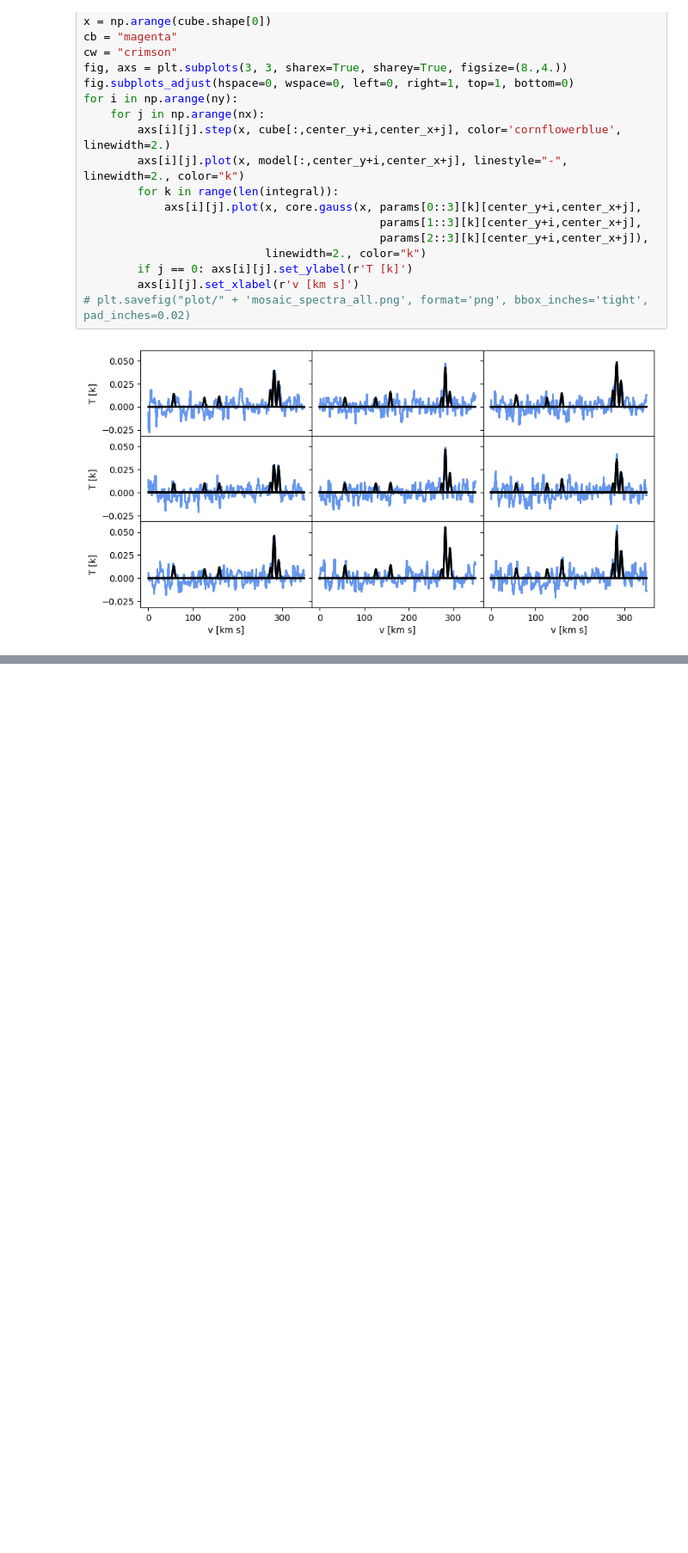
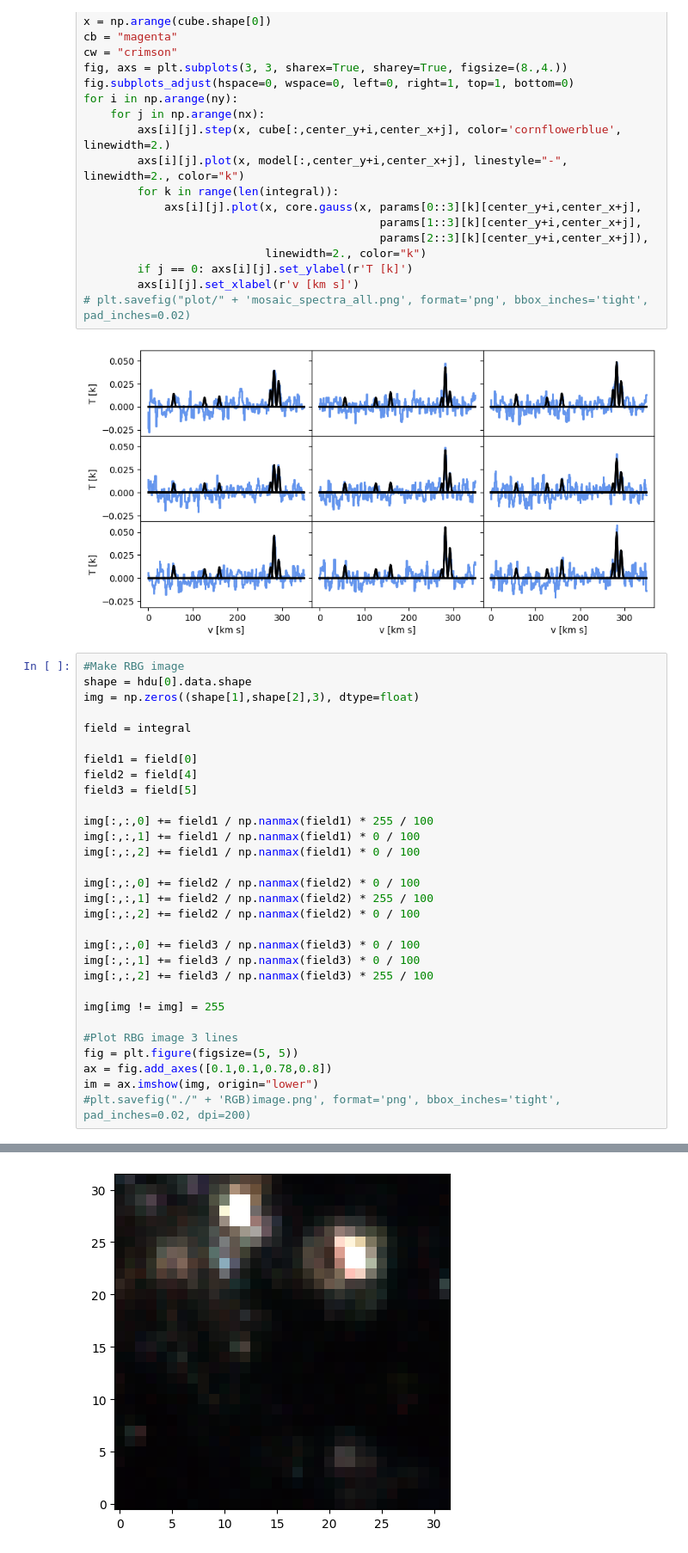
Before and after one commit to antoinemarchal/CAIRO, a Jupyter notebook: CAIRO_notebook.ipynb, the cells around one changed output, grey strips where cells are left out. Shown at 86% size. Cells and saved outputs as stored; diff of their text form; blank space fills up the shorter version.

```diff
--- a/CAIRO_notebook.ipynb
+++ b/CAIRO_notebook.ipynb
@@ -211,3 +211,34 @@ for i in np.arange(ny):
 # plt.savefig("plot/" + 'mosaic_spectra_all.png', format='png', bbox_inches='tight', pad_inches=0.02)
 # %% [output]
 [figure]
+# %%
+#Make RBG image
+shape = hdu[0].data.shape
+img = np.zeros((shape[1],shape[2],3), dtype=float)
+
+field = integral
+
+field1 = field[0]
+field2 = field[4]
+field3 = field[5]
+
+img[:,:,0] += field1 / np.nanmax(field1) * 255 / 100
+img[:,:,1] += field1 / np.nanmax(field1) * 0 / 100
+img[:,:,2] += field1 / np.nanmax(field1) * 0 / 100
+
+img[:,:,0] += field2 / np.nanmax(field2) * 0 / 100
+img[:,:,1] += field2 / np.nanmax(field2) * 255 / 100
+img[:,:,2] += field2 / np.nanmax(field2) * 0 / 100
+
+img[:,:,0] += field3 / np.nanmax(field3) * 0 / 100
+img[:,:,1] += field3 / np.nanmax(field3) * 0 / 100
+img[:,:,2] += field3 / np.nanmax(field3) * 255 / 100
+
+img[img != img] = 255
+
+#Plot RBG image 3 lines
+fig = plt.figure(figsize=(5, 5))
+ax = fig.add_axes([0.1,0.1,0.78,0.8])
+im = ax.imshow(img, origin="lower")
+#plt.savefig("./" + 'RGB)image.png', format='png', bbox_inches='tight', pad_inches=0.02, dpi=200)
+# %% [output]
@@ -213,0 +246 @@ for i in np.arange(ny):
+[figure, added]
```
Also changed, not shown: parts of 4 cells of this notebook.
